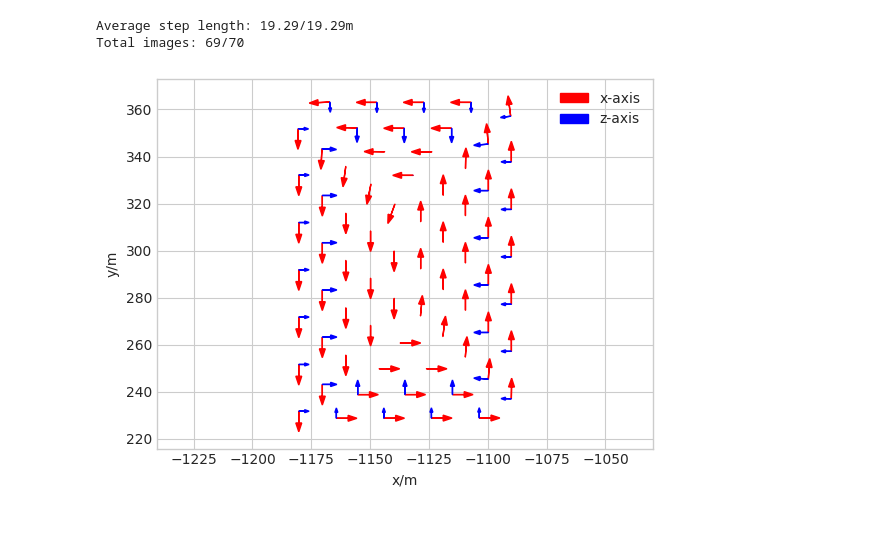
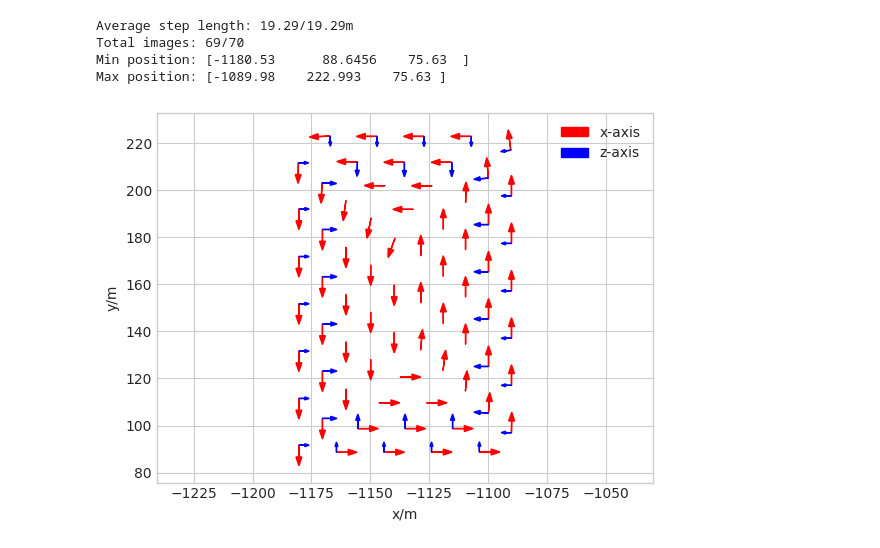
Before and after one commit to DekuLiuTesla/CityGaussian, a Jupyter notebook: notebooks/vis_ue_trajectory.ipynb, the cells around one changed output. Cells and saved outputs as stored; diff of their text form; code cells hidden in the pictures.

```diff
--- a/notebooks/vis_ue_trajectory.ipynb
+++ b/notebooks/vis_ue_trajectory.ipynb
@@ -17,6 +17,7 @@ def draw_trajectory(transforms_path, ax, color='r', size=20, interval=1, view_nu
         delta = 0.0
         cnt = 0
         pre_pos = None
+        pos_list = []
 
         for idx, frame in enumerate(frames):
             if idx % (interval * view_num) != 0:
@@ -26,6 +27,7 @@ def draw_trajectory(transforms_path, ax, color='r', size=20, interval=1, view_nu
             c2w = np.array(frame['transform_matrix'])
 
             pos = c2w[:3, 3]  # camera center position
+            pos_list.append(pos)
             x_dir = c2w[:3, 0]
             y_dir = c2w[:3, 1]
             z_dir = c2w[:3, 2]
@@ -51,17 +53,25 @@ def draw_trajectory(transforms_path, ax, color='r', size=20, interval=1, view_nu
     print('Average step length: {:.2f}/{:.2f}m'.format(base_step * interval, base_step))
     print('Total images: {}/{}'.format(int(cnt), len(frames)))
 
+    pos_list = np.array(pos_list)
+    min_pos = np.min(pos_list, axis=0)
+    max_pos = np.max(pos_list, axis=0)
+    print('Min position: {}'.format(min_pos))
+    print('Max position: {}'.format(max_pos))
+
     ax.axis('equal')
     ax.set_xlabel('x/m')
     ax.set_ylabel('y/m')
 # %%
 # data_path, subset = '../data/UE-collected', 'vehicle-train-20231114'
-transforms_path = os.path.join('../data/UE-collected/aerial/block1_20_cam/transforms_train.json')
+transforms_path = os.path.join('../data/UE-collected/aerial/block2_20_cam/transforms_train.json')
 fig = plt.figure()
 ax = fig.gca()
 draw_trajectory(transforms_path, ax, color='r', size=5, interval=1, view_num=1)
 plt.show()
 # %% [output]
 Average step length: 19.29/19.29m
 Total images: 69/70
+Min position: [-1180.53      88.6456    75.63  ]
+Max position: [-1089.98    222.993    75.63 ]
-[figure, old version]
+[figure, new version]
```
Also changed, not shown: 1 other file.
